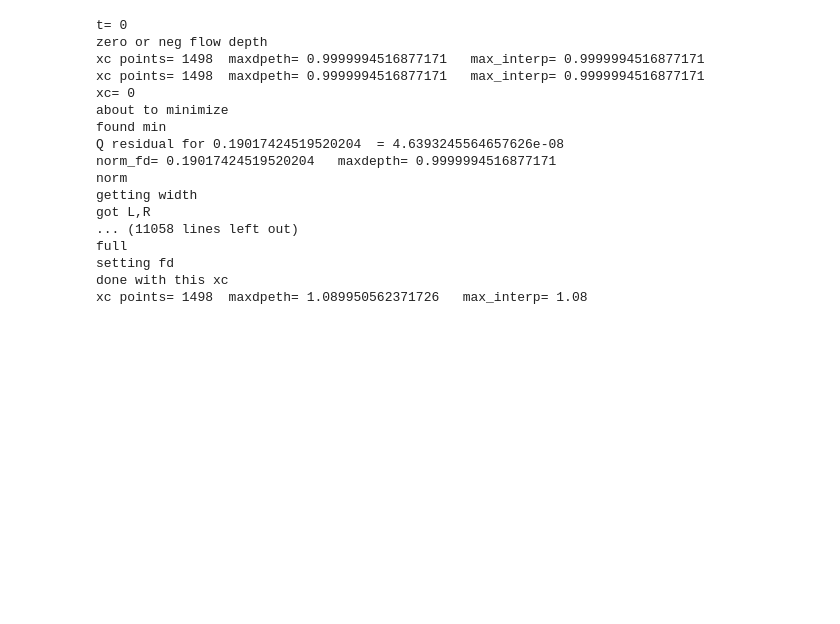
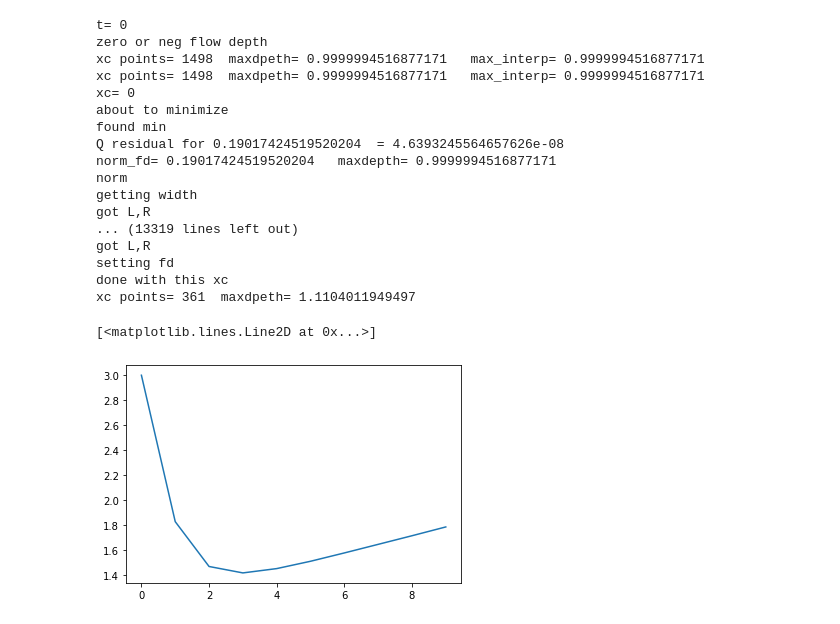
Before and after one commit to CovingtonResearchGroup/champ, a Jupyter notebook: CO2_1D_test.ipynb, the cells around one changed output. Cells and saved outputs as stored; diff of their text form; code cells hidden in the pictures; blank space fills up the shorter version.

```diff
--- a/CO2_1D_test.ipynb
+++ b/CO2_1D_test.ipynb
@@ -16,4 +20,7 @@ Populating the interactive namespace from numpy and matplotlib
 # %%
+#%%pixie_debugger
+from CO2_sim_1D import CO2_1D
+
 n=10
 x = linspace(0,5000,n)
 z = linspace(0,5,n)
@@ -28,7 +35,7 @@ sim = CO2_1D(x,z, init_radii=r,
              reduction_factor=0.02,
             dt_erode=1.,
             xc_n=1500)
-ntimes = 100
+ntimes = 1500
 fd_old=0.
 for t in arange(ntimes):
     print('t=',t)
@@ -42,6 +49,7 @@ for t in arange(ntimes):
     #    print(asdf)
     sim.calc_steady_state_transport()
     sim.erode_xcs()
+    sim.z_arr[0] -= 0.0005
     #if t==160:
     #    print(asdf)
     if t % 10 == 0:
@@ -77,10 +85,18 @@ norm_fd= 0.19017424519520204   maxdepth= 0.9999994516877171
 norm
 getting width
 got L,R
-... (11058 lines left out)
-full
+... (13319 lines left out)
+got L,R
 setting fd
 done with this xc
-xc points= 1498  maxdpeth= 1.089950562371726   max_interp= 1.08
+xc points= 361  maxdpeth= 1.1104011949497
+# %%
+z = linspace(0,5,n)
+total_dz = z - sim.z_arr
+total_dz = total_dz #- total_dz[0]
+plot(total_dz)
+# %% [output]
+[<matplotlib.lines.Line2D at 0x...>]
+[figure, added]
 # %%
 x = linspace(0,5000,n)
```
Also changed, not shown: parts of 8 cells of this notebook, 1 other file.
